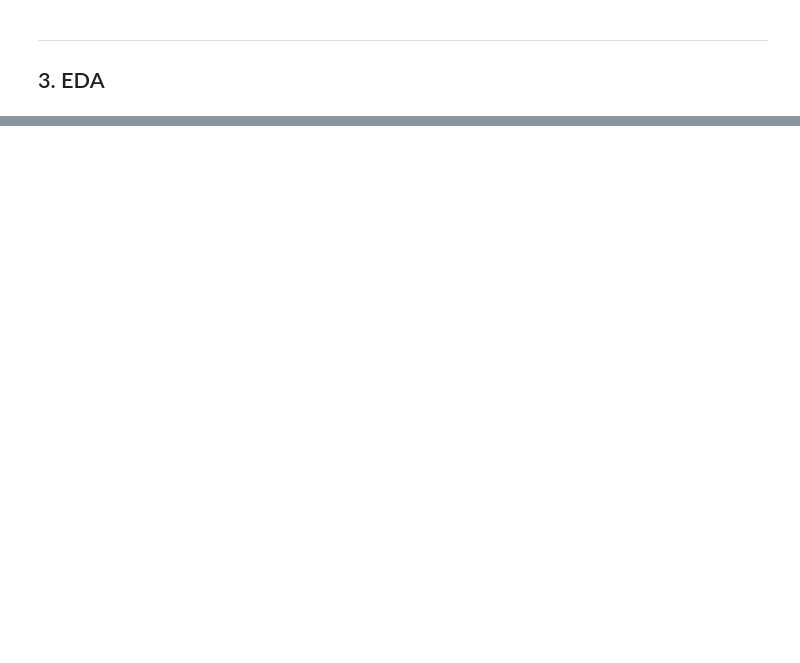
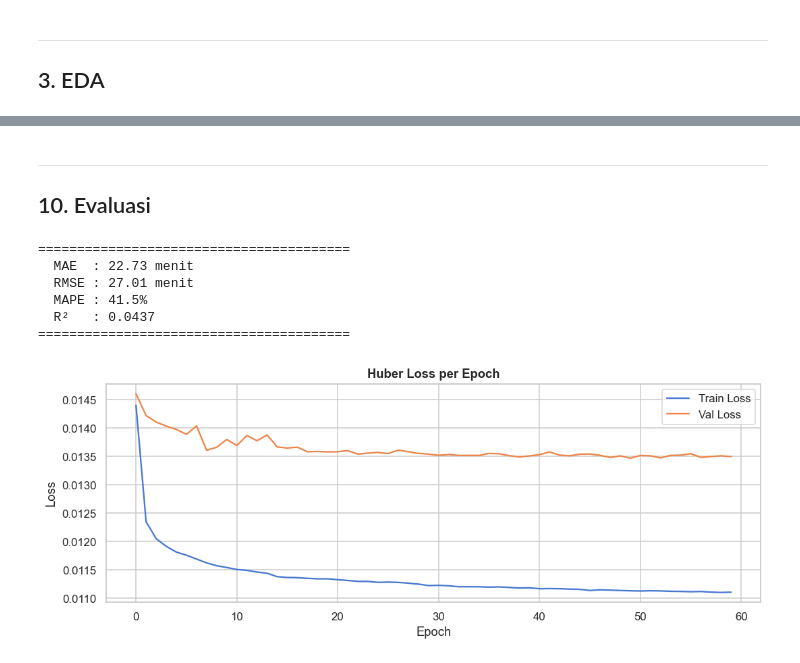
Before and after one commit to owenputra6/Transjakarta-Smart-Transit-Allocation-Prediction, a Jupyter notebook: Notebook - FeederBus allocation training/eta_prediction.ipynb, the cells around one changed output, grey strips where cells are left out. Saved outputs shown, nothing was run; the diff lists cells and outputs as text; code cells hidden in the pictures; blank space fills up the shorter version.

Commit message:
1D CNN + LSTM model

```diff
--- a/Notebook - FeederBus allocation training/eta_prediction.ipynb
+++ b/Notebook - FeederBus allocation training/eta_prediction.ipynb
@@ -383,0 +453,23 @@ print(f'Tap Out Stop  : {sample_tapOutStops}')
+# %%
+class ETALSTM(nn.Module):
+    def __init__(self, n_features: int, hidden_size: int = HIDDEN_SIZE,
+                 num_layers: int = NUM_LAYERS, dropout: float = DROPOUT):
+        super().__init__()
+        self.lstm = nn.LSTM(
+            input_size  = n_features,
+            hidden_size = hidden_size,
+            num_layers  = num_layers,
+            dropout     = dropout if num_layers > 1 else 0.0,
+            batch_first = True,
+        )
+        self.fc = nn.Linear(hidden_size, 1)
+
+    def forward(self, x):
+        out, _ = self.lstm(x)       # (batch, seq, hidden)
+        out     = out[:, -1, :]     # last timestep
+        return self.fc(out).squeeze(-1)
+
+
+model = ETALSTM(n_features=len(FEATURE_COLS)).to(DEVICE)
+print(model)
+print(f'\nTotal params: {sum(p.numel() for p in model.parameters()):,}')
@@ -383,0 +551,49 @@ print(f'Tap Out Stop  : {sample_tapOutStops}')
+# %% [markdown]
+---
+## 10. Evaluasi
+# %%
+model.eval()
+y_pred_scaled = []
+with torch.no_grad():
+    for X_batch, _ in test_loader:
+        y_pred_scaled.append(model(X_batch.to(DEVICE)).cpu().numpy())
+y_pred_scaled = np.concatenate(y_pred_scaled)
+
+# Inverse scale
+y_pred_min = target_scaler.inverse_transform(y_pred_scaled.reshape(-1, 1)).ravel()
+y_true_min = target_scaler.inverse_transform(y_te_seq.reshape(-1, 1)).ravel()
+
+# Clip negatif (edge case)
+y_pred_min = np.clip(y_pred_min, 0, 180)
+
+mae  = mean_absolute_error(y_true_min, y_pred_min)
+rmse = mean_squared_error(y_true_min, y_pred_min) ** 0.5
+r2   = r2_score(y_true_min, y_pred_min)
+mape = np.mean(np.abs((y_true_min - y_pred_min) / np.clip(y_true_min, 1, None))) * 100
+
+print('='*40)
+print(f'  MAE  : {mae:.2f} menit')
+print(f'  RMSE : {rmse:.2f} menit')
+print(f'  MAPE : {mape:.1f}%')
+print(f'  R²   : {r2:.4f}')
+print('='*40)
+# %% [output]
+========================================
+  MAE  : 22.73 menit
+  RMSE : 27.01 menit
+  MAPE : 41.5%
+  R²   : 0.0437
+========================================
+# %%
+# Loss curve
+fig, ax = plt.subplots(figsize=(10, 4))
+ax.plot(history['train_loss'], label='Train Loss')
+ax.plot(history['val_loss'],   label='Val Loss')
+ax.set_title('Huber Loss per Epoch', fontweight='bold')
+ax.set_xlabel('Epoch')
+ax.set_ylabel('Loss')
+ax.legend()
+plt.tight_layout()
+plt.show()
+# %% [output]
+[figure, added]
```
Also changed, not shown: parts of 60 cells of this notebook.
